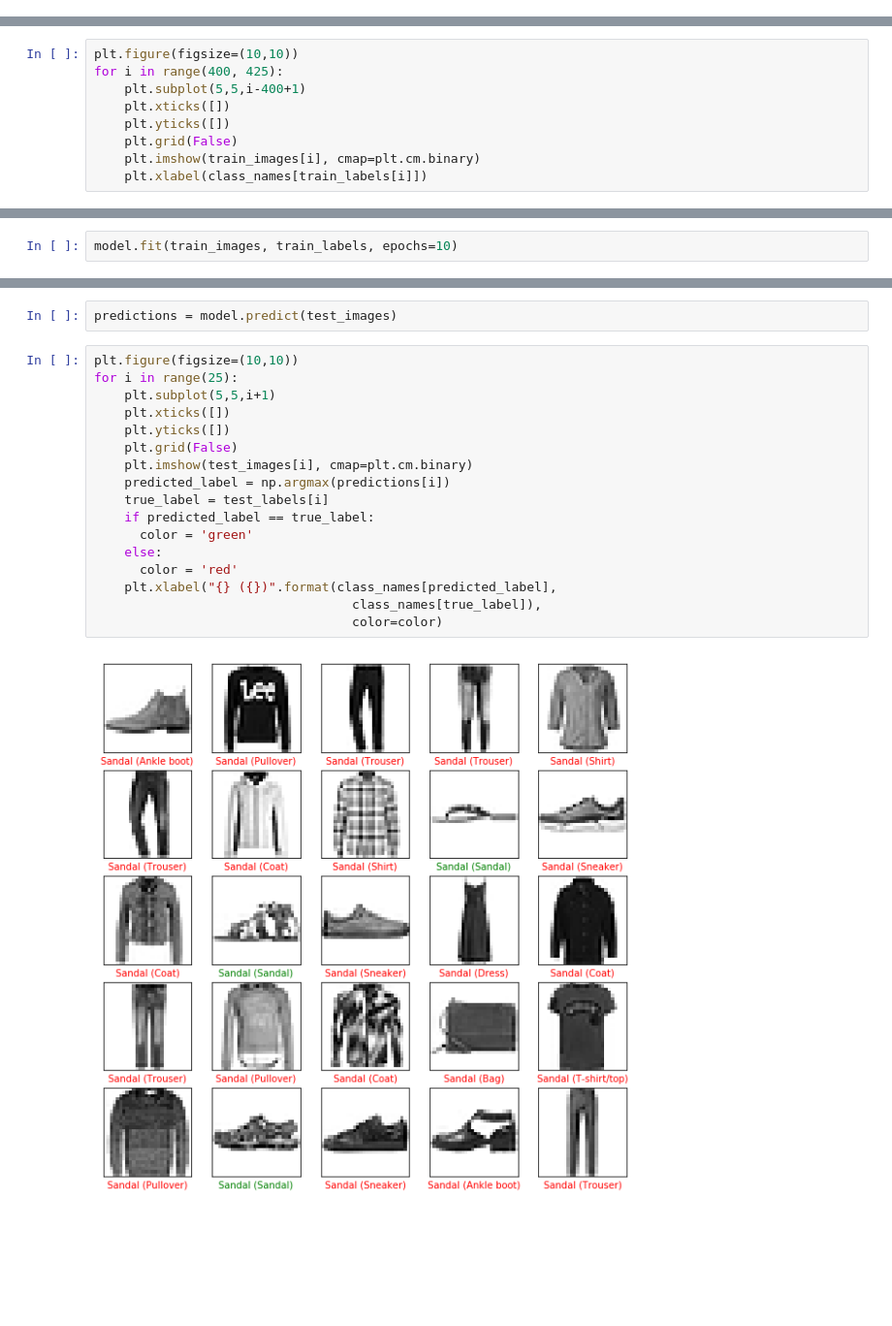
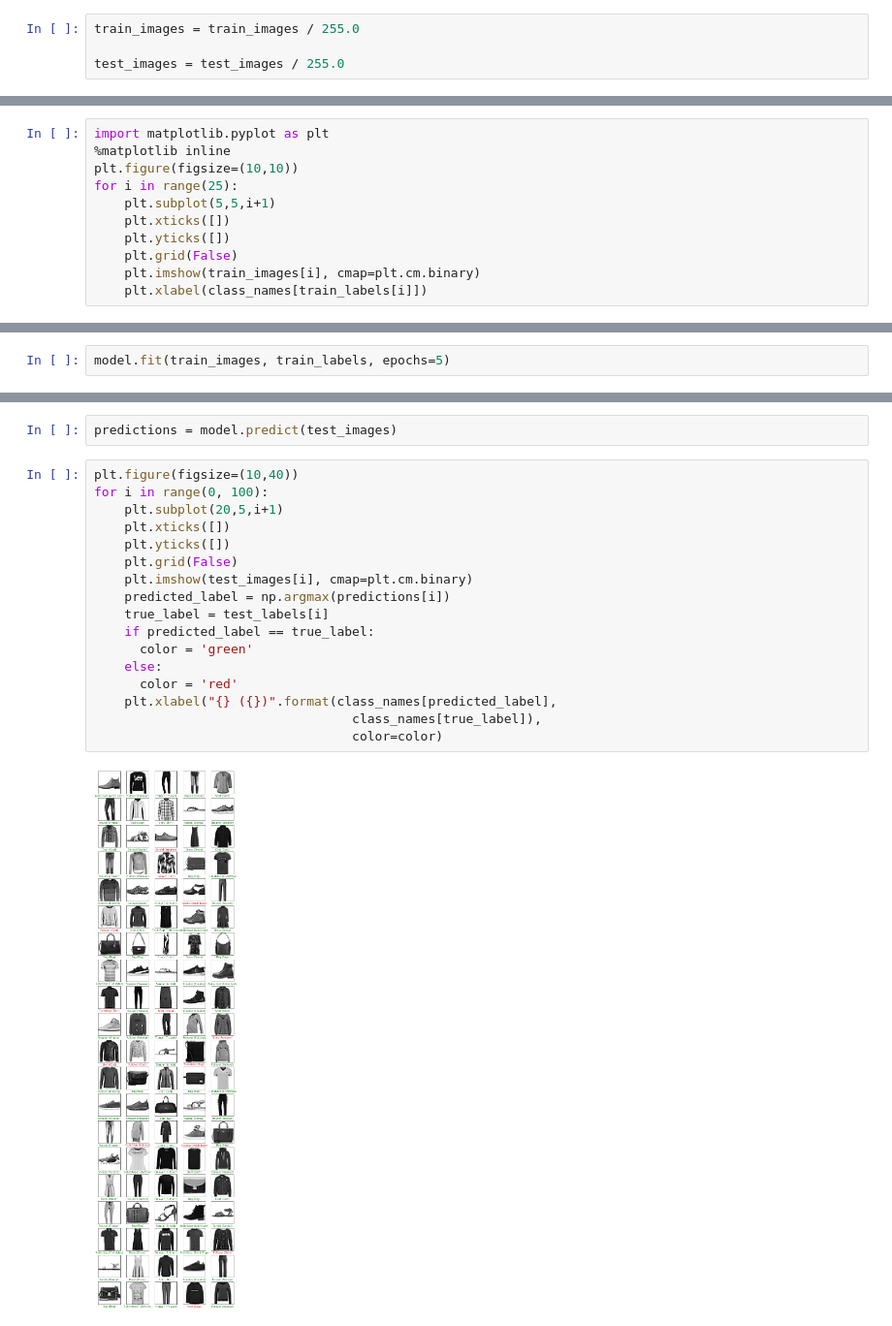
Before and after one commit to EgorManevich/basic-classification, a Jupyter notebook: main.ipynb, the cells around one changed output, grey strips where cells are left out. Shown at 97% size. Saved outputs shown, nothing was run; the diff lists cells and outputs as text; blank space fills up the shorter version.

```diff
--- a/main.ipynb
+++ b/main.ipynb
@@ -15,13 +13,19 @@ print(tf.__version__)
 fashion_mnist = keras.datasets.fashion_mnist
 
 (train_images, train_labels), (test_images, test_labels) = fashion_mnist.load_data()
+# %%
+train_images = train_images / 255.0
+
+test_images = test_images / 255.0
 # %%
 class_names = ['T-shirt/top', 'Trouser', 'Pullover', 'Dress', 'Coat',
                'Sandal', 'Shirt', 'Sneaker', 'Bag', 'Ankle boot']
 # %%
+import matplotlib.pyplot as plt
+%matplotlib inline
 plt.figure(figsize=(10,10))
-for i in range(400, 425):
-    plt.subplot(5,5,i-400+1)
+for i in range(25):
+    plt.subplot(5,5,i+1)
     plt.xticks([])
     plt.yticks([])
     plt.grid(False)
@@ -40,5 +44,5 @@ model.compile(optimizer=tf.train.AdamOptimizer(),
               loss='sparse_categorical_crossentropy',
               metrics=['accuracy'])
 # %%
-model.fit(train_images, train_labels, epochs=10)
+model.fit(train_images, train_labels, epochs=5)
 # %% [output]
@@ -73,21 +67,21 @@ Test accuracy: 0.1
 # %%
 predictions = model.predict(test_images)
 # %%
-plt.figure(figsize=(10,10))
-for i in range(25):
-    plt.subplot(5,5,i+1)
+plt.figure(figsize=(10,40))
+for i in range(0, 100):
+    plt.subplot(20,5,i+1)
     plt.xticks([])
     plt.yticks([])
     plt.grid(False)
     plt.imshow(test_images[i], cmap=plt.cm.binary)
     predicted_label = np.argmax(predictions[i])
     true_label = test_labels[i]
     if predicted_label == true_label:
       color = 'green'
     else:
       color = 'red'
     plt.xlabel("{} ({})".format(class_names[predicted_label],
                                   class_names[true_label]),
                                   color=color)
 # %% [output]
-[figure, old version]
+[figure, new version]
```
Also changed, not shown: parts of 6 cells of this notebook, 1 other file.
